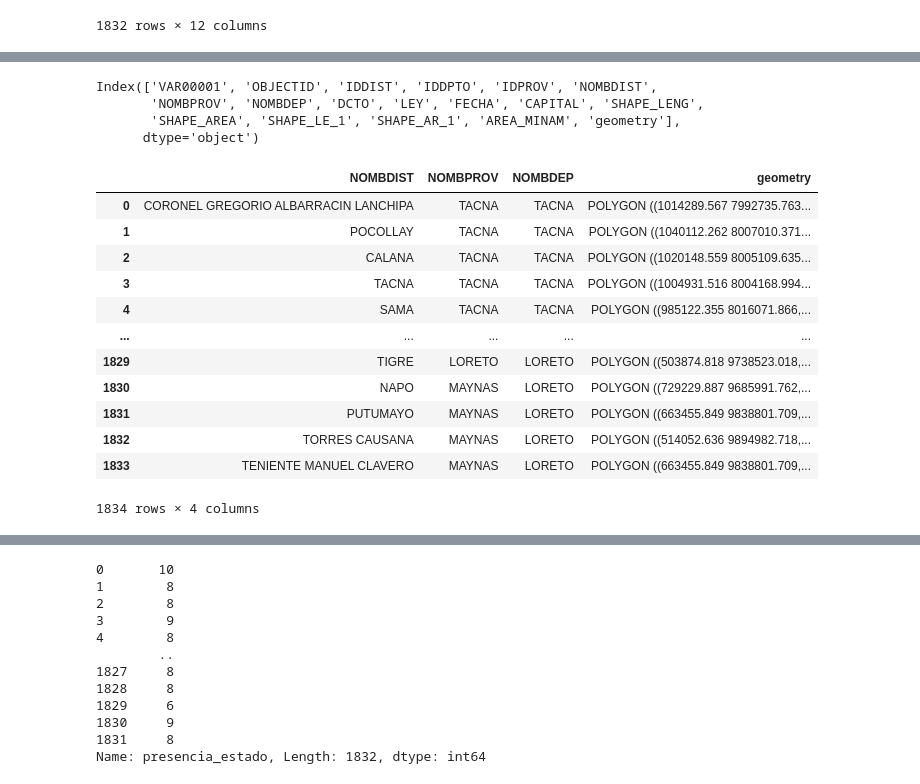
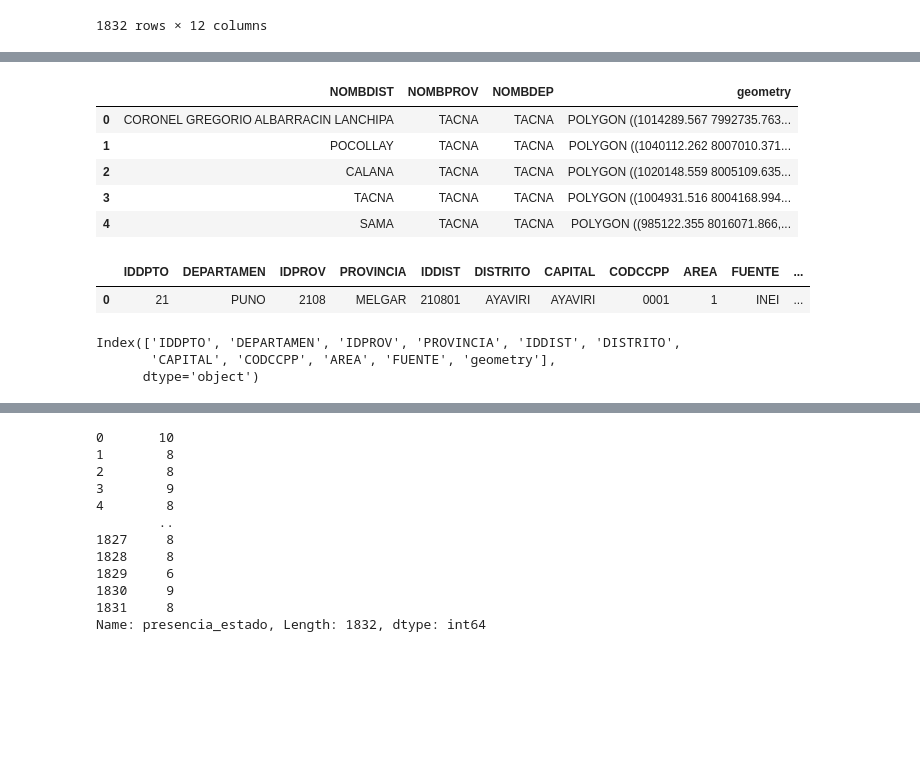
Before and after one commit to CAP-CoyunturasCriticas/BookMaps2011, a Jupyter notebook: preprocessing.ipynb, the cells around one changed output, grey strips where cells are left out. Cells and saved outputs as stored; diff of their text form; code cells hidden in the pictures; blank space fills up the shorter version.

```diff
--- a/preprocessing.ipynb
+++ b/preprocessing.ipynb
@@ -405,11 +408,26 @@ dismap.head()
 | 2 | 3.0 | 3 | 230103 | 23 | 2301 | CALANA | TACNA | TACNA | LEY | S/N | 20/08/1872 | ... |
 | 3 | 4.0 | 4 | 230101 | 23 | 2301 | TACNA | TACNA | TACNA | - | - | EPOCA INDEP. | ... |
 | 4 | 5.0 | 5 | 230109 | 23 | 2301 | SAMA | TACNA | TACNA | - | - | EPOCA INDEP. | ... |
+# %%
+dismap.drop(columns=['VAR00001', 'OBJECTID', 'IDDIST', 'IDDPTO', 'IDPROV', 'DCTO', 'LEY', 'FECHA', 'CAPITAL', 'SHAPE_LENG',
+       'SHAPE_AREA', 'SHAPE_LE_1', 'SHAPE_AR_1', 'AREA_MINAM',],inplace=True)
+dismap.head()
+# %% [output]
+|  | NOMBDIST | NOMBPROV | NOMBDEP | geometry |
+| 0 | CORONEL GREGORIO ALBARRACIN LANCHIPA | TACNA | TACNA | POLYGON ((1014289.567 7992735.763... |
+| 1 | POCOLLAY | TACNA | TACNA | POLYGON ((1040112.262 8007010.371... |
+| 2 | CALANA | TACNA | TACNA | POLYGON ((1020148.559 8005109.635... |
+| 3 | TACNA | TACNA | TACNA | POLYGON ((1004931.516 8004168.994... |
+| 4 | SAMA | TACNA | TACNA | POLYGON ((985122.355 8016071.866,... |
+# %%
+ayaviri
+# %% [output]
+|  | IDDPTO | DEPARTAMEN | IDPROV | PROVINCIA | IDDIST | DISTRITO | CAPITAL | CODCCPP | AREA | FUENTE | ... |
+| 0 | 21 | PUNO | 2108 | MELGAR | 210801 | AYAVIRI | AYAVIRI | 0001 | 1 | INEI | ... |
 # %%
-dismap.columns
+ayaviri.columns
 # %% [output]
-Index(['VAR00001', 'OBJECTID', 'IDDIST', 'IDDPTO', 'IDPROV', 'NOMBDIST',
-       'NOMBPROV', 'NOMBDEP', 'DCTO', 'LEY', 'FECHA', 'CAPITAL', 'SHAPE_LENG',
-       'SHAPE_AREA', 'SHAPE_LE_1', 'SHAPE_AR_1', 'AREA_MINAM', 'geometry'],
+Index(['IDDPTO', 'DEPARTAMEN', 'IDPROV', 'PROVINCIA', 'IDDIST', 'DISTRITO',
+       'CAPITAL', 'CODCCPP', 'AREA', 'FUENTE', 'geometry'],
       dtype='object')
 # %%
@@ -418,16 +435,0 @@ dismap.drop(columns=['VAR00001', 'OBJECTID', 'IDDIST', 'IDDPTO', 'IDPROV', 'DCTO
-# %%
-dismap
-# %% [output]
-|  | NOMBDIST | NOMBPROV | NOMBDEP | geometry |
-| 0 | CORONEL GREGORIO ALBARRACIN LANCHIPA | TACNA | TACNA | POLYGON ((1014289.567 7992735.763... |
-| 1 | POCOLLAY | TACNA | TACNA | POLYGON ((1040112.262 8007010.371... |
-| 2 | CALANA | TACNA | TACNA | POLYGON ((1020148.559 8005109.635... |
-| 3 | TACNA | TACNA | TACNA | POLYGON ((1004931.516 8004168.994... |
-| 4 | SAMA | TACNA | TACNA | POLYGON ((985122.355 8016071.866,... |
-| ... | ... | ... | ... | ... |
-| 1829 | TIGRE | LORETO | LORETO | POLYGON ((503874.818 9738523.018,... |
-| 1830 | NAPO | MAYNAS | LORETO | POLYGON ((729229.887 9685991.762,... |
-| 1831 | PUTUMAYO | MAYNAS | LORETO | POLYGON ((663455.849 9838801.709,... |
-| 1832 | TORRES CAUSANA | MAYNAS | LORETO | POLYGON ((514052.636 9894982.718,... |
-| 1833 | TENIENTE MANUEL CLAVERO | MAYNAS | LORETO | POLYGON ((663455.849 9838801.709,... |
-1834 rows × 4 columns
```
Also changed, not shown: parts of 20 cells of this notebook, 2 other files.
